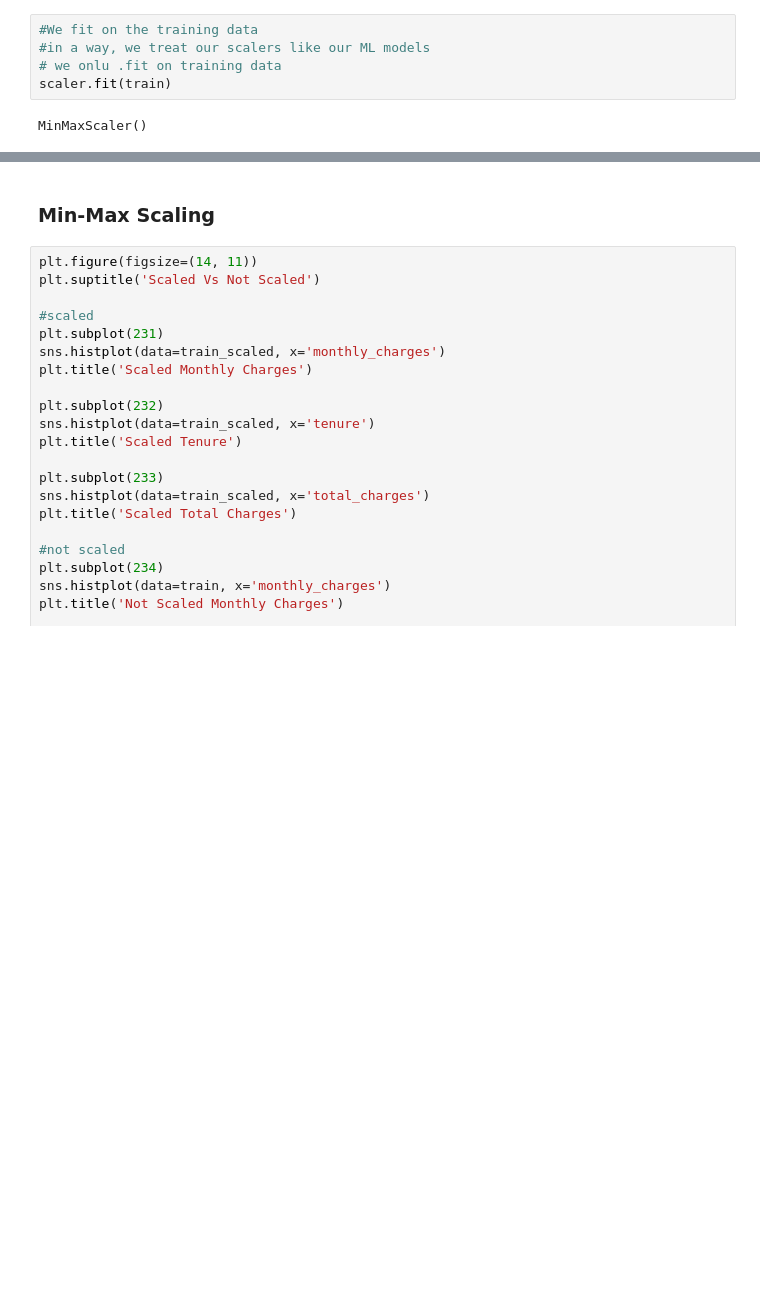
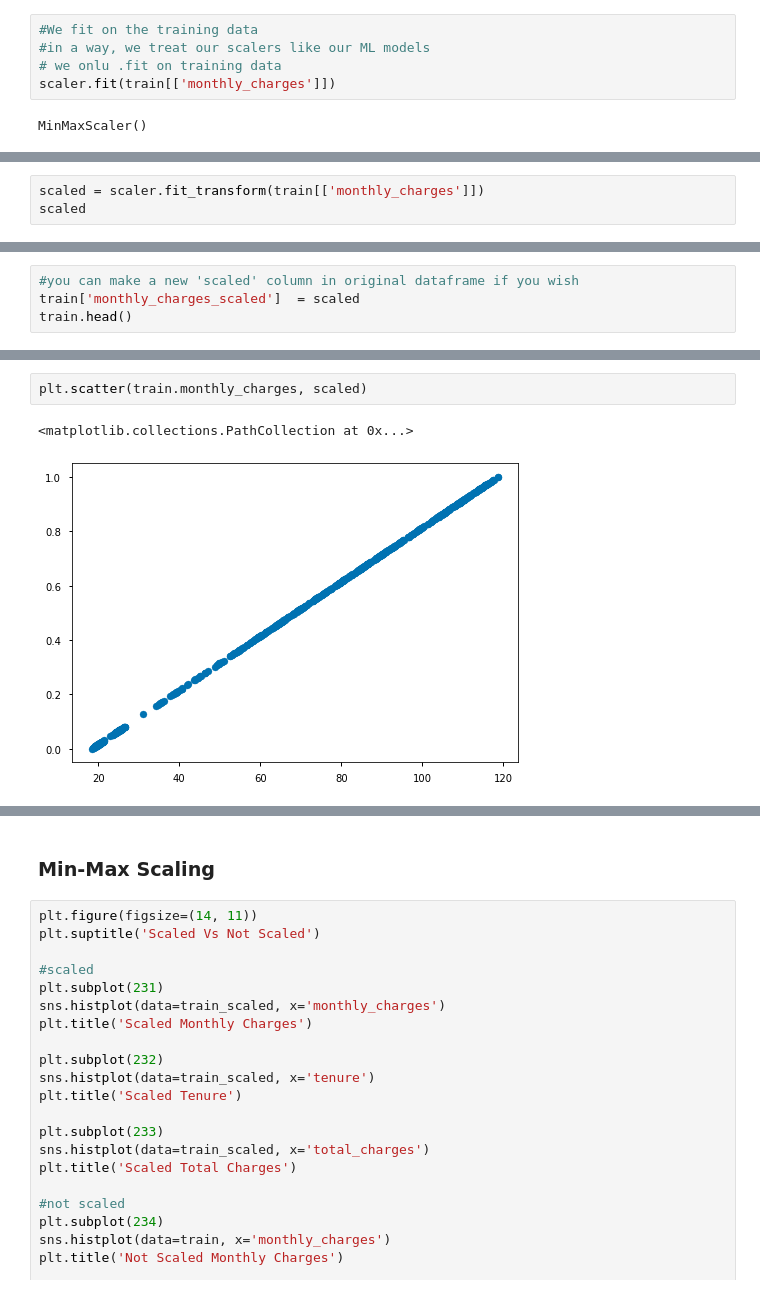
Before and after one commit to segovialori/regression-exercises, a Jupyter notebook: scaling.ipynb, the cells around one changed output, grey strips where cells are left out. Drawn from its saved outputs; the diff is of its cells as text; blank space fills up the shorter version.

```diff
--- a/scaling.ipynb
+++ b/scaling.ipynb
@@ -75,6 +79,6 @@ scaler = sklearn.preprocessing.MinMaxScaler()
 #We fit on the training data
 #in a way, we treat our scalers like our ML models
 # we onlu .fit on training data
-scaler.fit(train)
+scaler.fit(train[['monthly_charges']])
 # %% [output]
 MinMaxScaler()
@@ -118,0 +85,3 @@ train.monthly_charges.hist()
+# %%
+scaled = scaler.fit_transform(train[['monthly_charges']])
+scaled
@@ -118,0 +106,4 @@ train.monthly_charges.hist()
+# %%
+#you can make a new 'scaled' column in original dataframe if you wish
+train['monthly_charges_scaled']  = scaled
+train.head()
@@ -118,0 +118,5 @@ train.monthly_charges.hist()
+# %%
+plt.scatter(train.monthly_charges, scaled)
+# %% [output]
+<matplotlib.collections.PathCollection at 0x...>
+[figure, added]
```
Also changed, not shown: parts of 39 cells of this notebook.
